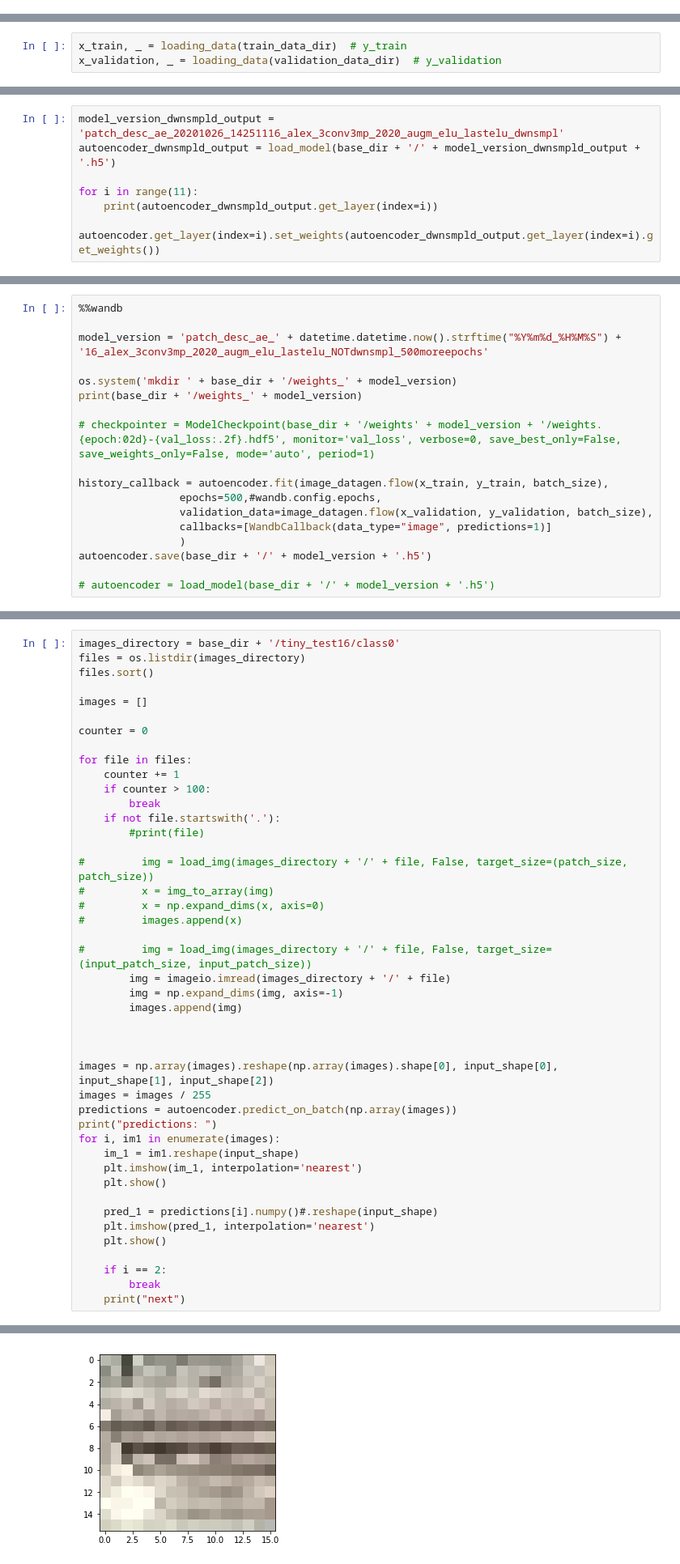
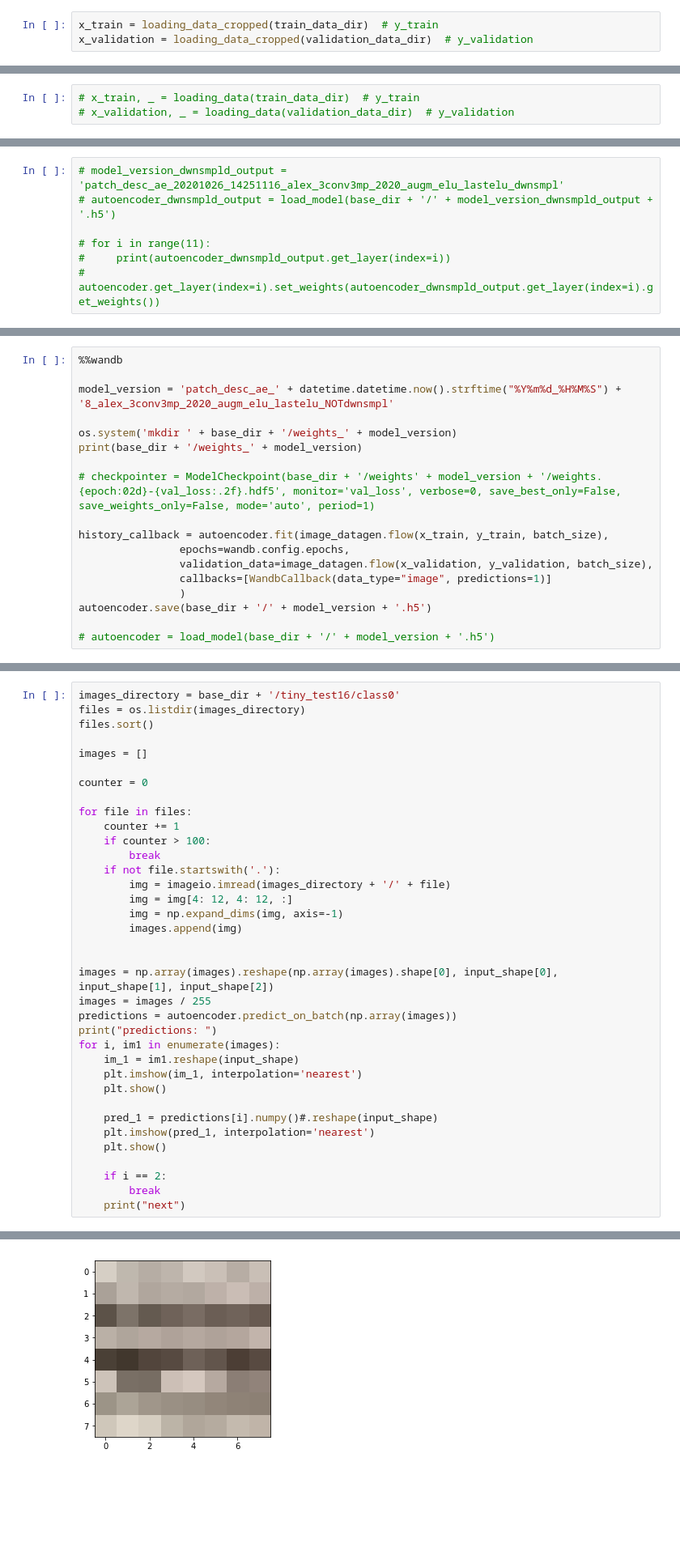
Before and after one commit to nimpy/sundry_segments, a Jupyter notebook: Alex3conv3mp_2020.ipynb, the cells around one changed output, grey strips where cells are left out. Shown at 81% size. Saved outputs shown, nothing was run; the diff lists cells and outputs as text; blank space fills up the shorter version.

Commit message:
Train patch-desc-ae on 8x8 patches (for the first time) with all elus

```diff
--- a/Alex3conv3mp_2020.ipynb
+++ b/Alex3conv3mp_2020.ipynb
@@ -29,0 +63,3 @@ test_data_dir       = base_dir + '/tiny_test16'
+# %%
+x_train = loading_data_cropped(train_data_dir)  # y_train
+x_validation = loading_data_cropped(validation_data_dir)  # y_validation
@@ -65,3 +104,3 @@ def loading_data(dir_patches):
 # %%
-x_train, _ = loading_data(train_data_dir)  # y_train
-x_validation, _ = loading_data(validation_data_dir)  # y_validation
+# x_train, _ = loading_data(train_data_dir)  # y_train
+# x_validation, _ = loading_data(validation_data_dir)  # y_validation
@@ -126,12 +160,12 @@ Trainable params: 48,003
 Non-trainable params: 0
 _________________________________________________________________
 # %%
-model_version_dwnsmpld_output = 'patch_desc_ae_20201026_14251116_alex_3conv3mp_2020_augm_elu_lastelu_dwnsmpl'
-autoencoder_dwnsmpld_output = load_model(base_dir + '/' + model_version_dwnsmpld_output + '.h5')
+# model_version_dwnsmpld_output = 'patch_desc_ae_20201026_14251116_alex_3conv3mp_2020_augm_elu_lastelu_dwnsmpl'
+# autoencoder_dwnsmpld_output = load_model(base_dir + '/' + model_version_dwnsmpld_output + '.h5')
 
-for i in range(11):
-    print(autoencoder_dwnsmpld_output.get_layer(index=i))
-    autoencoder.get_layer(index=i).set_weights(autoencoder_dwnsmpld_output.get_layer(index=i).get_weights())
+# for i in range(11):
+#     print(autoencoder_dwnsmpld_output.get_layer(index=i))
+#     autoencoder.get_layer(index=i).set_weights(autoencoder_dwnsmpld_output.get_layer(index=i).get_weights())
 # %% [output]
 <tensorflow.python.keras.engine.input_layer.InputLayer object at 0x...>
 <tensorflow.python.keras.layers.convolutional.Conv2D object at 0x...>
@@ -175,7 +211,7 @@ Run data is saved locally in wandb/run-20201028_104308-2bdam0x2
 # %%
 %%wandb
 
-model_version = 'patch_desc_ae_' + datetime.datetime.now().strftime("%Y%m%d_%H%M%S") + '16_alex_3conv3mp_2020_augm_elu_lastelu_NOTdwnsmpl_500moreepochs'
+model_version = 'patch_desc_ae_' + datetime.datetime.now().strftime("%Y%m%d_%H%M%S") + '8_alex_3conv3mp_2020_augm_elu_lastelu_NOTdwnsmpl'
 
 os.system('mkdir ' + base_dir + '/weights_' + model_version)
 print(base_dir + '/weights_' + model_version)
@@ -183,7 +219,7 @@ print(base_dir + '/weights_' + model_version)
 # checkpointer = ModelCheckpoint(base_dir + '/weights' + model_version + '/weights.{epoch:02d}-{val_loss:.2f}.hdf5', monitor='val_loss', verbose=0, save_best_only=False, save_weights_only=False, mode='auto', period=1)
 
 history_callback = autoencoder.fit(image_datagen.flow(x_train, y_train, batch_size),
-                epochs=500,#wandb.config.epochs,
+                epochs=wandb.config.epochs,
                 validation_data=image_datagen.flow(x_validation, y_validation, batch_size),
                 callbacks=[WandbCallback(data_type="image", predictions=1)]
                 )
@@ -243,18 +279,10 @@ for file in files:
     if counter > 100:
         break
     if not file.startswith('.'):
-        #print(file)
-
-#         img = load_img(images_directory + '/' + file, False, target_size=(patch_size, patch_size))
-#         x = img_to_array(img)
-#         x = np.expand_dims(x, axis=0)
-#         images.append(x)
-
-#         img = load_img(images_directory + '/' + file, False, target_size=(input_patch_size, input_patch_size))
         img = imageio.imread(images_directory + '/' + file)
+        img = img[4: 12, 4: 12, :]
         img = np.expand_dims(img, axis=-1)
         images.append(img)
-
 
 
 images = np.array(images).reshape(np.array(images).shape[0], input_shape[0], input_shape[1], input_shape[2])
@@ -280,2 +308,2 @@ predictions:
 next
-[figure, old version]
+[figure, new version]
```
Also changed, not shown: parts of 22 cells of this notebook.
